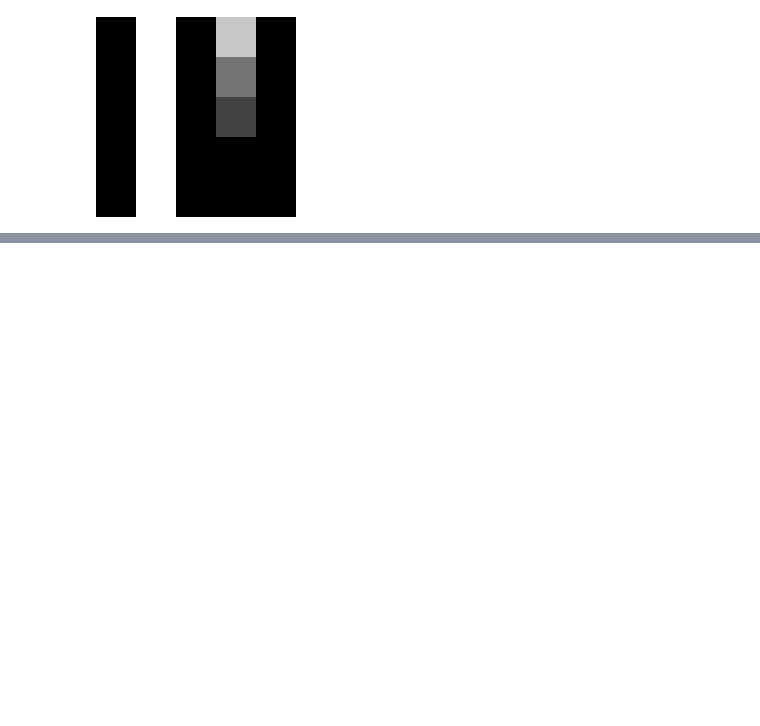
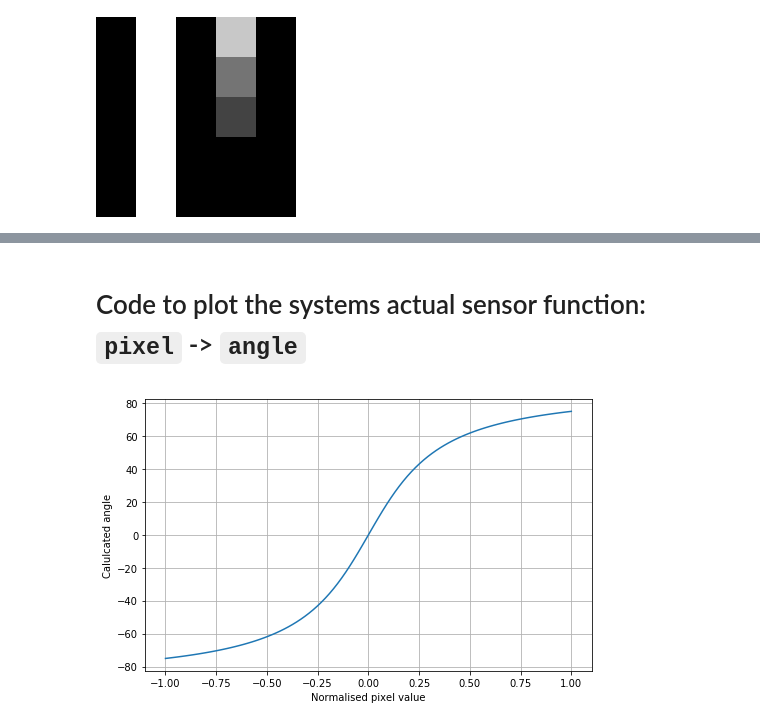
Before and after one commit to alknemeyer/EEE4022S-Thesis-Project, a Jupyter notebook: Final code/Illustrations for report.ipynb, the cells around one changed output, grey strips where cells are left out. Drawn from its saved outputs; the diff is of its cells as text; code cells hidden in the pictures; blank space fills up the shorter version.

```diff
--- a/Final code/Illustrations for report.ipynb
+++ b/Final code/Illustrations for report.ipynb
@@ -34,0 +56,17 @@ PIL.Image.fromarray(output.astype(np.uint8)).resize((200,200))
+# %% [markdown]
+# Code to plot the systems actual sensor function: `pixel` -> `angle`
+# %%
+import numpy as np, matplotlib.pyplot as plt
+
+def sensor_function(x, cam_FOV_deg):
+    cam_FOV_rad = np.deg2rad(cam_FOV_deg)
+    return np.arctan(x * np.tan(cam_FOV_rad))
+
+pixels_norm = np.linspace(-1, 1, num=100)
+pixels_deg = np.rad2deg(sensor_function(pixels_norm, 75))
+
+plt.plot(pixels_norm,pixels_deg); plt.grid()
+plt.xlabel('Normalised pixel value'); plt.ylabel('Calulcated angle')
+fig = plt.gcf(); fig.set_size_inches(8, 5, forward=True); plt.show()
+# %% [output]
+[figure, added]
```
Also changed, not shown: parts of 2 cells of this notebook, 33 other files.
